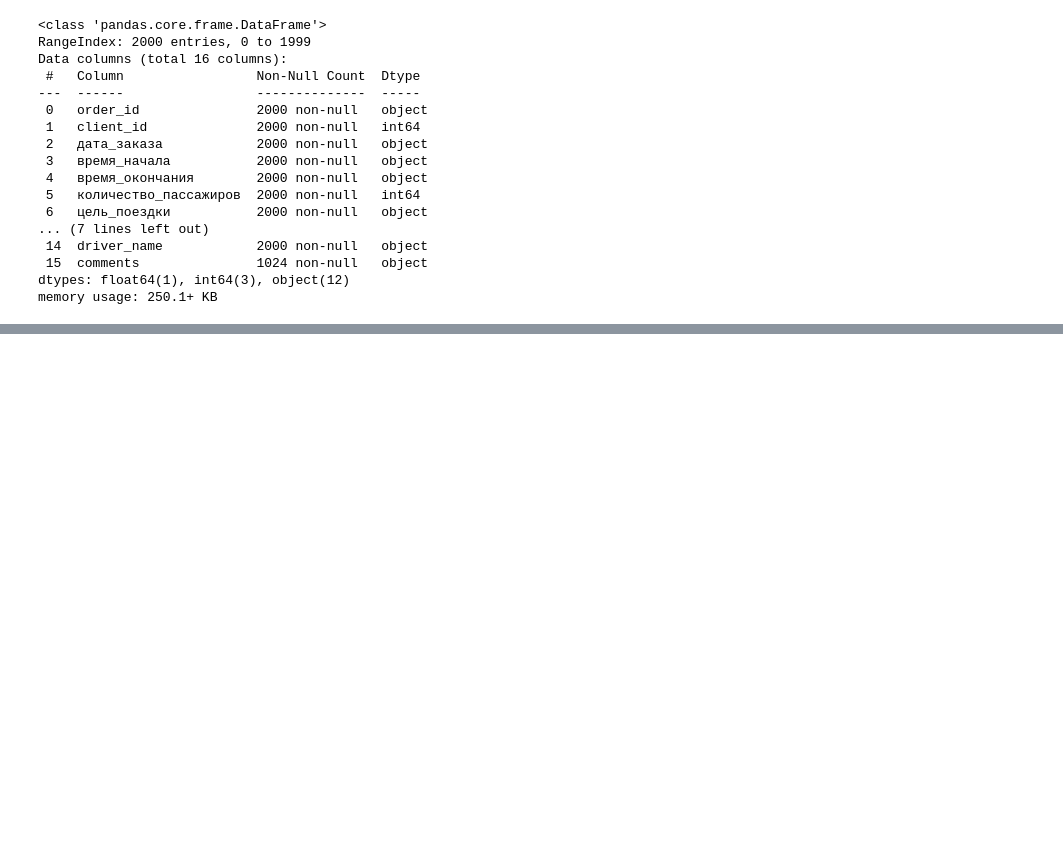
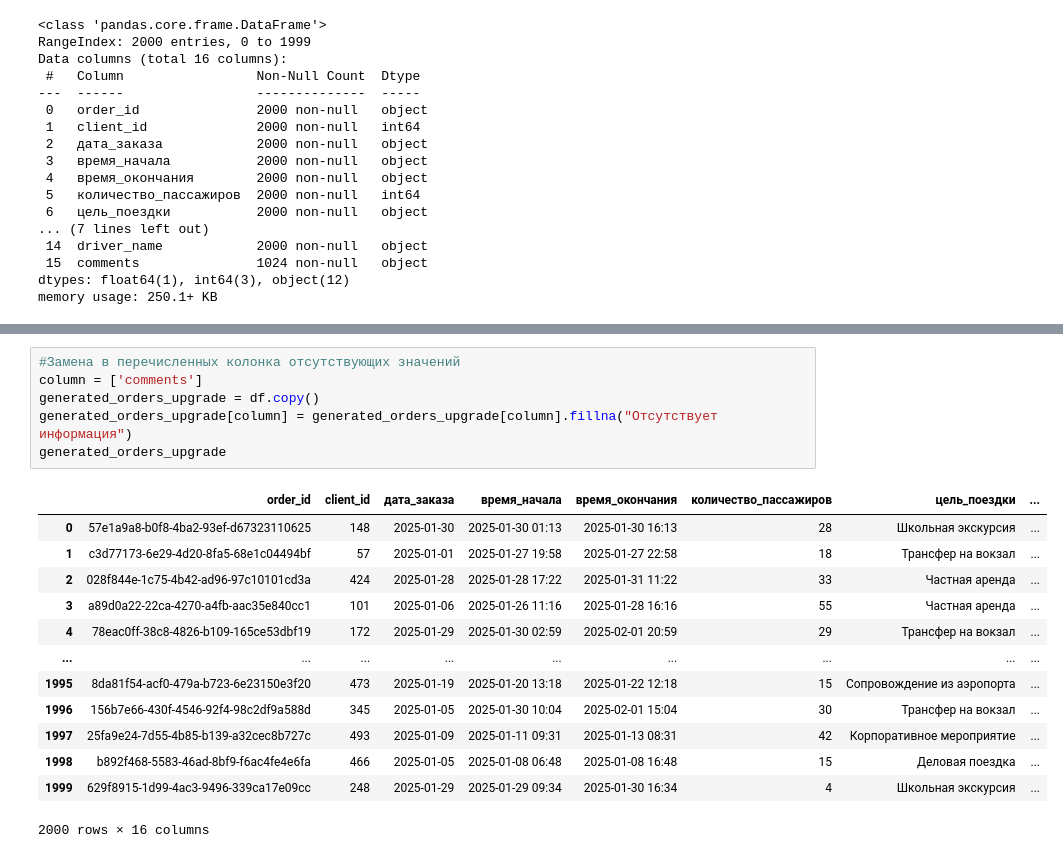
Before and after one commit to lerchinkiss/BBus_Project, a Jupyter notebook: vehicle_data_processing_and_visualization.ipynb, the cells around one changed output, grey strips where cells are left out. Cells and saved outputs as stored; diff of their text form; blank space fills up the shorter version.

```diff
--- a/vehicle_data_processing_and_visualization.ipynb
+++ b/vehicle_data_processing_and_visualization.ipynb
@@ -321,0 +394,20 @@ dtype: int64
+# %%
+#Замена в перечисленных колонка отсутствующих значений
+column = ['comments']
+generated_orders_upgrade = df.copy()
+generated_orders_upgrade[column] = generated_orders_upgrade[column].fillna("Отсутствует информация")
+generated_orders_upgrade
+# %% [output]
+|  | order_id | client_id | дата_заказа | время_начала | время_окончания | количество_пассажиров | цель_поездки | ... |
+| 0 | 57e1a9a8-b0f8-4ba2-93ef-d67323110625 | 148 | 2025-01-30 | 2025-01-30 01:13 | 2025-01-30 16:13 | 28 | Школьная экскурсия | ... |
+| 1 | c3d77173-6e29-4d20-8fa5-68e1c04494bf | 57 | 2025-01-01 | 2025-01-27 19:58 | 2025-01-27 22:58 | 18 | Трансфер на вокзал | ... |
+| 2 | 028f844e-1c75-4b42-ad96-97c10101cd3a | 424 | 2025-01-28 | 2025-01-28 17:22 | 2025-01-31 11:22 | 33 | Частная аренда | ... |
+| 3 | a89d0a22-22ca-4270-a4fb-aac35e840cc1 | 101 | 2025-01-06 | 2025-01-26 11:16 | 2025-01-28 16:16 | 55 | Частная аренда | ... |
+| 4 | 78eac0ff-38c8-4826-b109-165ce53dbf19 | 172 | 2025-01-29 | 2025-01-30 02:59 | 2025-02-01 20:59 | 29 | Трансфер на вокзал | ... |
+| ... | ... | ... | ... | ... | ... | ... | ... | ... |
+| 1995 | 8da81f54-acf0-479a-b723-6e23150e3f20 | 473 | 2025-01-19 | 2025-01-20 13:18 | 2025-01-22 12:18 | 15 | Сопровождение из аэропорта | ... |
+| 1996 | 156b7e66-430f-4546-92f4-98c2df9a588d | 345 | 2025-01-05 | 2025-01-30 10:04 | 2025-02-01 15:04 | 30 | Трансфер на вокзал | ... |
+| 1997 | 25fa9e24-7d55-4b85-b139-a32cec8b727c | 493 | 2025-01-09 | 2025-01-11 09:31 | 2025-01-13 08:31 | 42 | Корпоративное мероприятие | ... |
+| 1998 | b892f468-5583-46ad-8bf9-f6ac4fe4e6fa | 466 | 2025-01-05 | 2025-01-08 06:48 | 2025-01-08 16:48 | 15 | Деловая поездка | ... |
+| 1999 | 629f8915-1d99-4ac3-9496-339ca17e09cc | 248 | 2025-01-29 | 2025-01-29 09:34 | 2025-01-30 16:34 | 4 | Школьная экскурсия | ... |
+2000 rows × 16 columns
```
Also changed, not shown: parts of 9 cells of this notebook, 1 other file.
